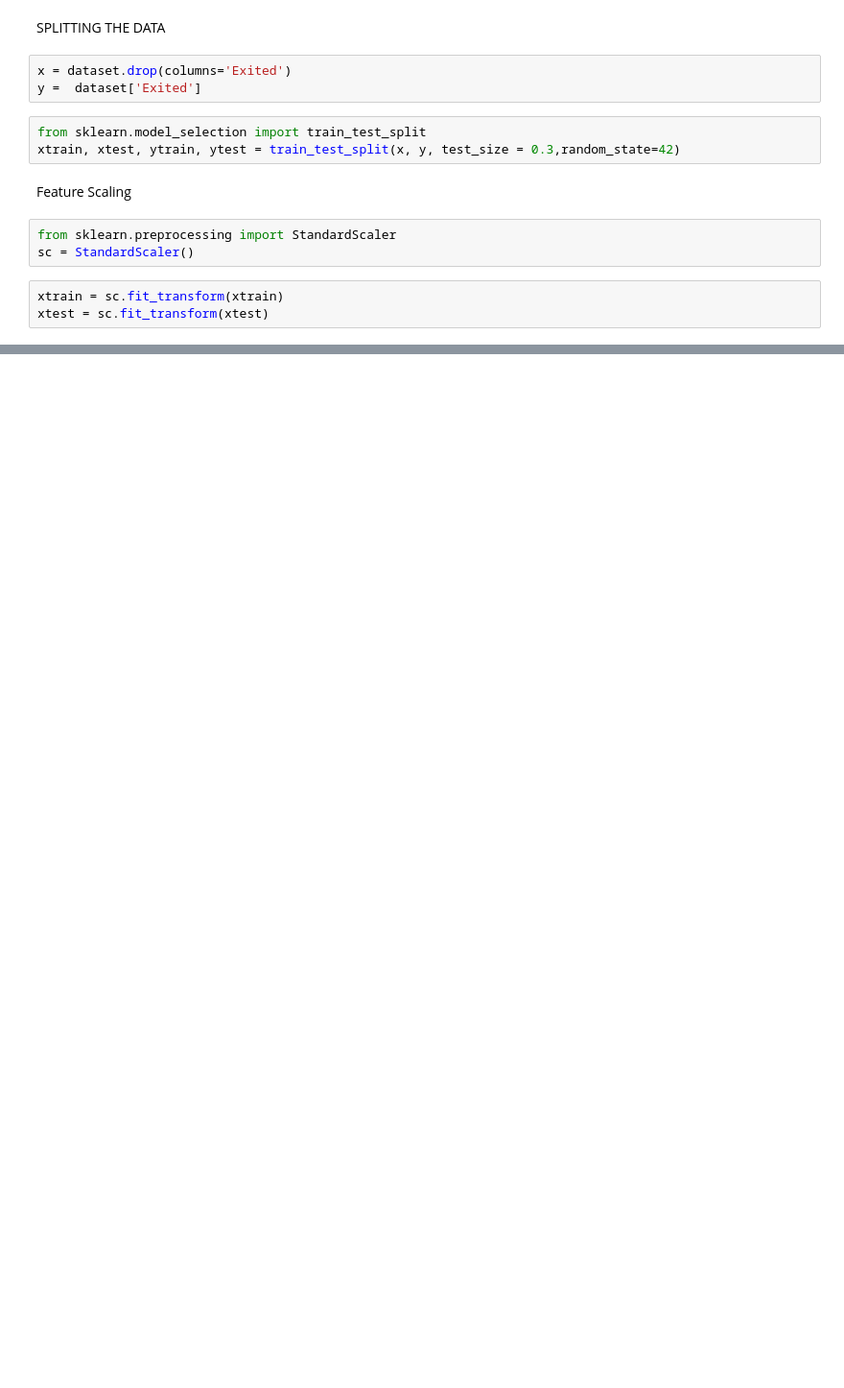
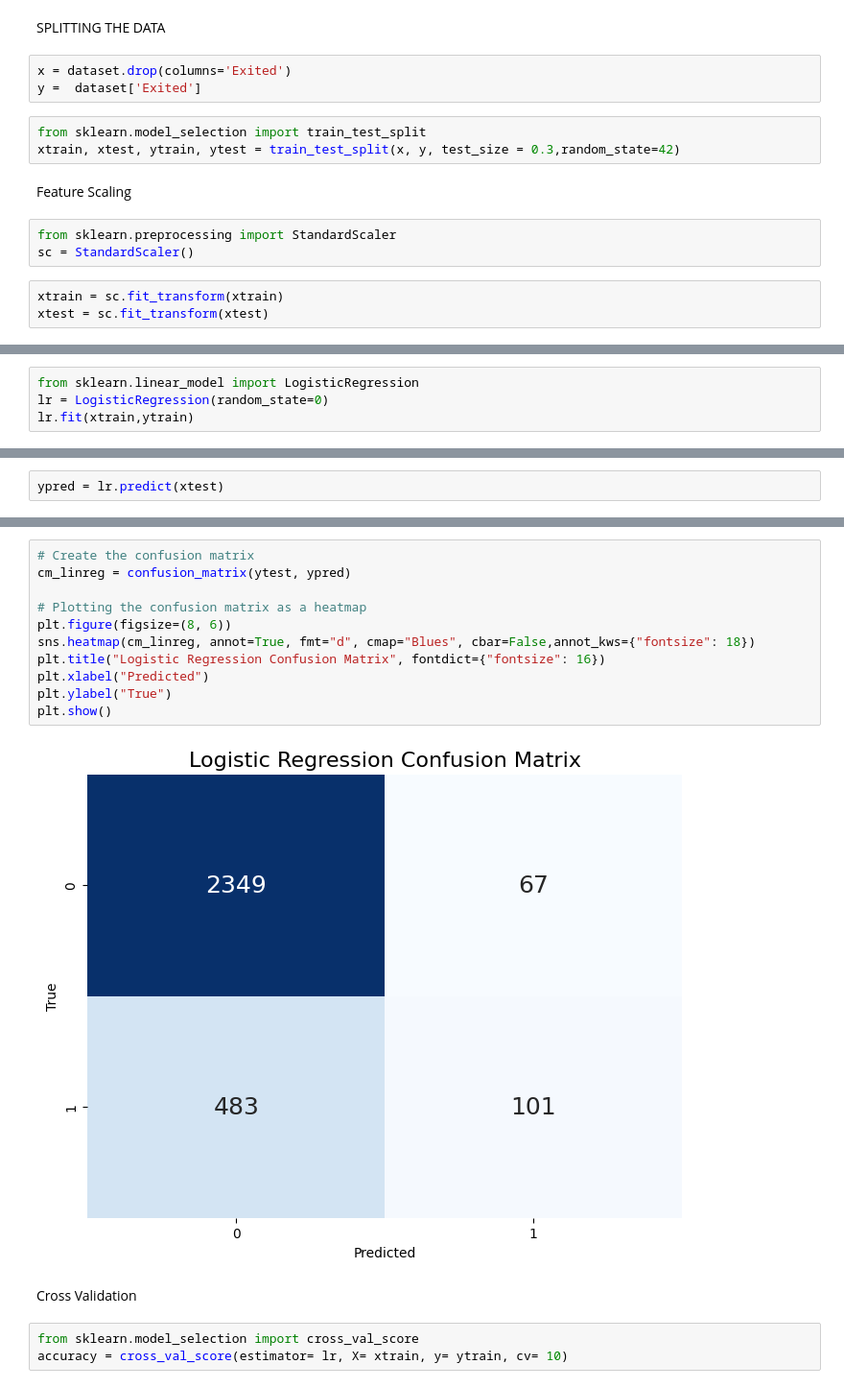
Before and after one commit to okechukwuchude/costomer-churn-rate-prediction, a Jupyter notebook: churn model.ipynb, the cells around one changed output, grey strips where cells are left out. Shown at 96% size. Saved outputs shown, nothing was run; the diff lists cells and outputs as text; blank space fills up the shorter version.

```diff
--- a/churn model.ipynb
+++ b/churn model.ipynb
@@ -146,0 +149,4 @@ xtest = sc.fit_transform(xtest)
+# %%
+from sklearn.linear_model import LogisticRegression
+lr = LogisticRegression(random_state=0)
+lr.fit(xtrain,ytrain)
@@ -146,0 +155,2 @@ xtest = sc.fit_transform(xtest)
+# %%
+ypred = lr.predict(xtest)
@@ -146,0 +171,18 @@ xtest = sc.fit_transform(xtest)
+# %%
+# Create the confusion matrix
+cm_linreg = confusion_matrix(ytest, ypred)
+
+# Plotting the confusion matrix as a heatmap
+plt.figure(figsize=(8, 6))
+sns.heatmap(cm_linreg, annot=True, fmt="d", cmap="Blues", cbar=False,annot_kws={"fontsize": 18})
+plt.title("Logistic Regression Confusion Matrix", fontdict={"fontsize": 16})
+plt.xlabel("Predicted")
+plt.ylabel("True")
+plt.show()
+# %% [output]
+[figure, added]
+# %% [markdown]
+Cross Validation
+# %%
+from sklearn.model_selection import cross_val_score
+accuracy = cross_val_score(estimator= lr, X= xtrain, y= ytrain, cv= 10)
```
Also changed, not shown: parts of 6 cells of this notebook.
